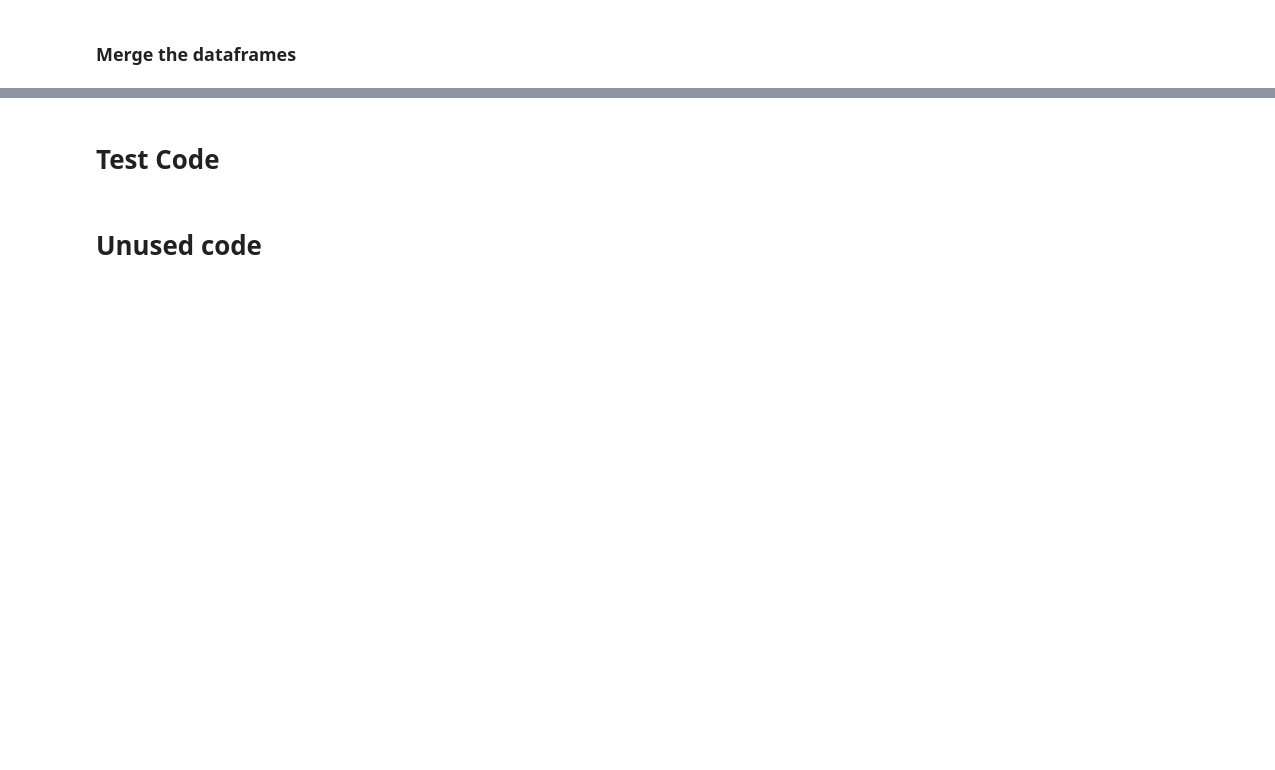
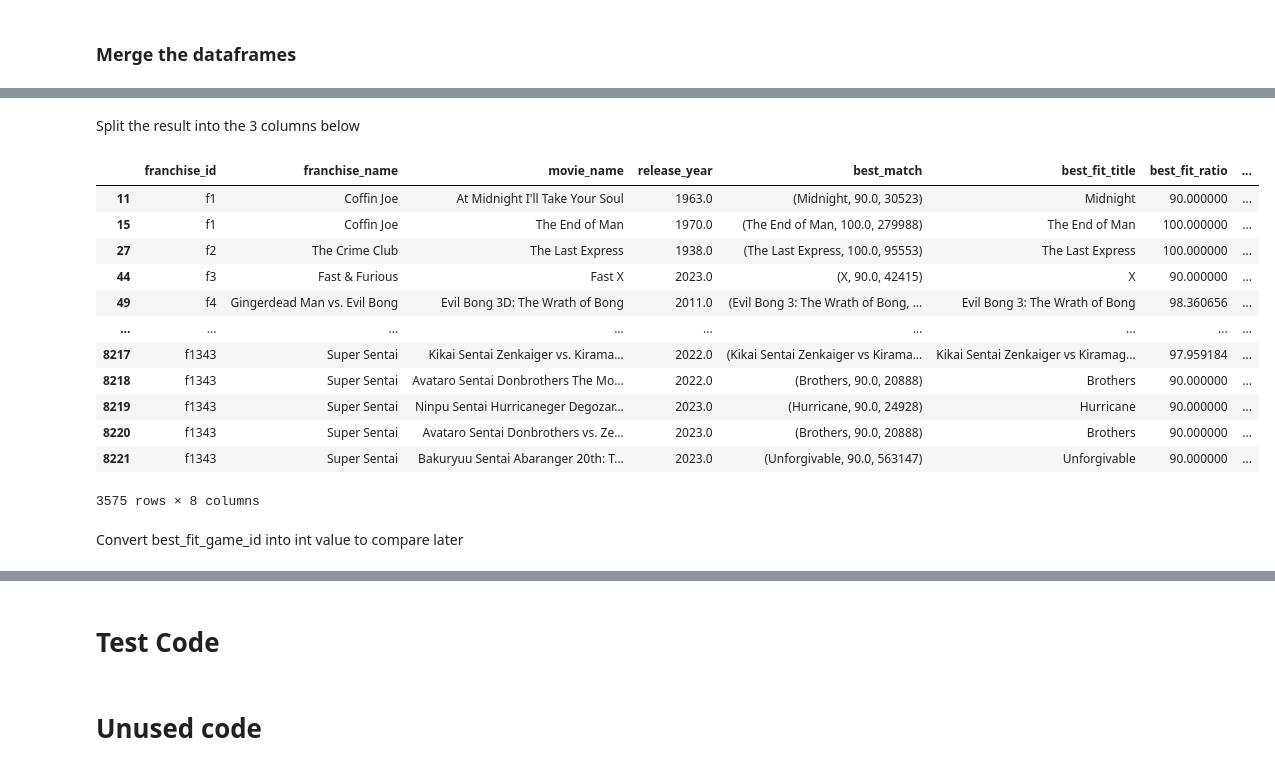
Before and after one commit to adambrennan150/Franchises, a Jupyter notebook: 103_IMDB_Wiki_Matching.ipynb, the cells around one changed output, grey strips where cells are left out. Drawn from its saved outputs; the diff is of its cells as text; code cells hidden in the pictures; blank space fills up the shorter version.

```diff
--- a/103_IMDB_Wiki_Matching.ipynb
+++ b/103_IMDB_Wiki_Matching.ipynb
@@ -199,0 +204,19 @@ wiki_remainder['best_match'] = wiki_remainder.apply(lambda row: get_top_match(ro
+# %% [markdown]
+Split the result into the 3 columns below
+# %%
+wiki_remainder[['best_fit_title', 'best_fit_ratio', 'best_fit_game_id']] = wiki_remainder['best_match'].apply(lambda x: pd.Series([i for i in x]))
+wiki_remainder
+# %% [output]
+|  | franchise_id | franchise_name | movie_name | release_year | best_match | best_fit_title | best_fit_ratio | ... |
+| 11 | f1 | Coffin Joe | At Midnight I'll Take Your Soul | 1963.0 | (Midnight, 90.0, 30523) | Midnight | 90.000000 | ... |
+| 15 | f1 | Coffin Joe | The End of Man | 1970.0 | (The End of Man, 100.0, 279988) | The End of Man | 100.000000 | ... |
+| 27 | f2 | The Crime Club | The Last Express | 1938.0 | (The Last Express, 100.0, 95553) | The Last Express | 100.000000 | ... |
+| 44 | f3 | Fast & Furious | Fast X | 2023.0 | (X, 90.0, 42415) | X | 90.000000 | ... |
+| 49 | f4 | Gingerdead Man vs. Evil Bong | Evil Bong 3D: The Wrath of Bong | 2011.0 | (Evil Bong 3: The Wrath of Bong, ... | Evil Bong 3: The Wrath of Bong | 98.360656 | ... |
+| ... | ... | ... | ... | ... | ... | ... | ... | ... |
+| 8217 | f1343 | Super Sentai | Kikai Sentai Zenkaiger vs. Kirama... | 2022.0 | (Kikai Sentai Zenkaiger vs Kirama... | Kikai Sentai Zenkaiger vs Kiramag... | 97.959184 | ... |
+| 8218 | f1343 | Super Sentai | Avataro Sentai Donbrothers The Mo... | 2022.0 | (Brothers, 90.0, 20888) | Brothers | 90.000000 | ... |
+| 8219 | f1343 | Super Sentai | Ninpu Sentai Hurricaneger Degozar... | 2023.0 | (Hurricane, 90.0, 24928) | Hurricane | 90.000000 | ... |
+| 8220 | f1343 | Super Sentai | Avataro Sentai Donbrothers vs. Ze... | 2023.0 | (Brothers, 90.0, 20888) | Brothers | 90.000000 | ... |
+| 8221 | f1343 | Super Sentai | Bakuryuu Sentai Abaranger 20th: T... | 2023.0 | (Unforgivable, 90.0, 563147) | Unforgivable | 90.000000 | ... |
+3575 rows × 8 columns
@@ -199,0 +225,2 @@ wiki_remainder['best_match'] = wiki_remainder.apply(lambda row: get_top_match(ro
+# %% [markdown]
+Convert best_fit_game_id into int value to compare later
```
Also changed, not shown: parts of 51 cells of this notebook.
